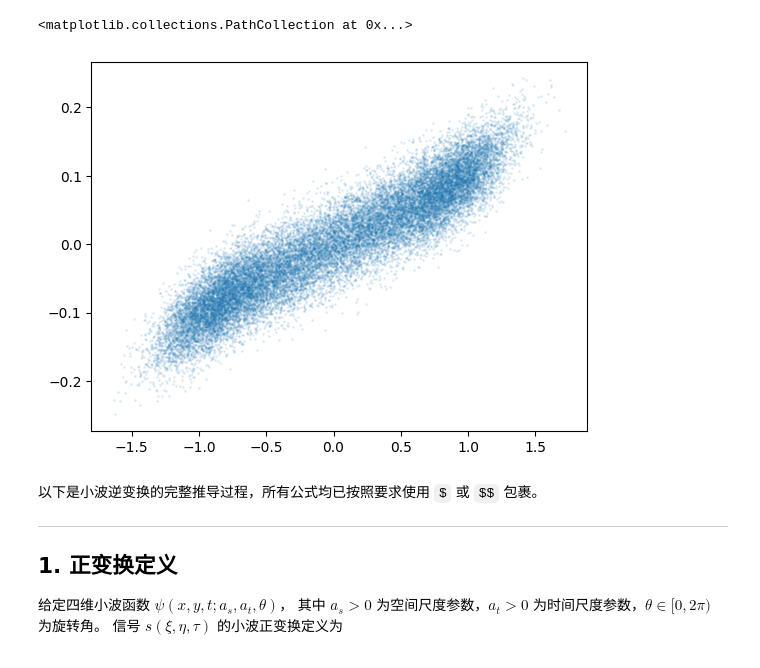
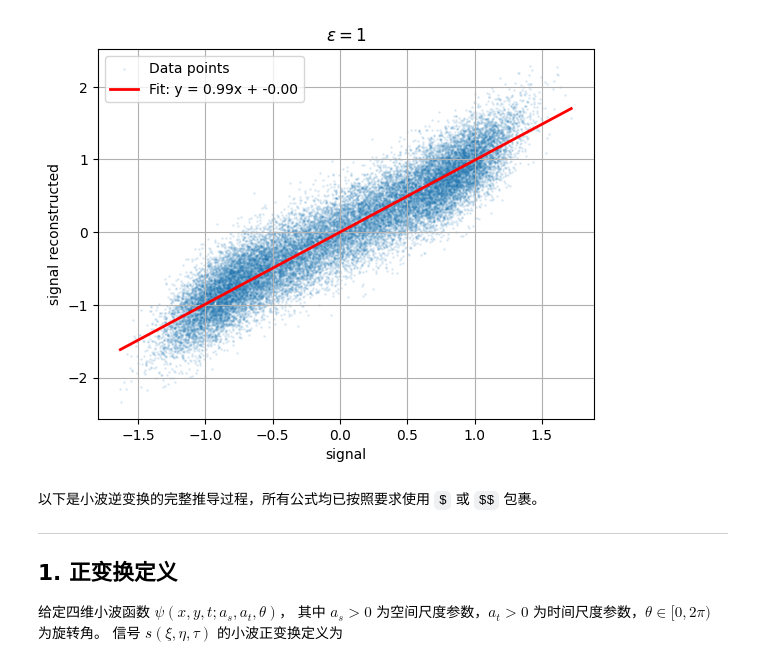
Before and after one commit to PKU-Heliosphere-org/repo_Xiangjing_Xu, a Jupyter notebook: UCoMP数据处理/时空小波变换/2D1T小波变换推导.ipynb, the cells around one changed output. Drawn from its saved outputs; the diff is of its cells as text; code cells hidden in the pictures.

```diff
--- a/UCoMP数据处理/时空小波变换/2D1T小波变换推导.ipynb
+++ b/UCoMP数据处理/时空小波变换/2D1T小波变换推导.ipynb
@@ -55,7 +55,7 @@ def f_morlet_2d1t(kx, ky, omega, a_s, a_t, theta, epsilon=0.5, k0=-6, omega0=6):
     ky_ = a_s * (ky * cos_theta - kx * sin_theta)
 
     result = a_s*cp.sqrt(a_t/epsilon)
-    result = result * cp.exp(-0.5*((omega_-omega0)**2 + epsilon*(kx_/epsilon-k0)**2 + ky_**2))
+    result = result * cp.exp(-0.5*((omega_-omega0)**2 + (kx_/cp.sqrt(epsilon)-k0)**2 + ky_**2))
     return result * cp.sqrt(8*cp.pi**3)
 
 def cwt_2d1t(s, kx, ky, omega, dx, dy, dt, epsilon=0.5, k0=-6, omega0=6):
@@ -63,7 +63,7 @@ def cwt_2d1t(s, kx, ky, omega, dx, dy, dt, epsilon=0.5, k0=-6, omega0=6):
     kx_cp = dx*cp.asarray(kx[None, None, None, :, None, None], dtype=cp.float32)
     ky_cp = dy*cp.asarray(ky[None, None, None, None, :, None], dtype=cp.float32)
     # 计算a_s和theta
-    a_s_cp = epsilon*cp.abs(k0)/cp.sqrt(kx_cp**2 + ky_cp**2)
+    a_s_cp = cp.sqrt(epsilon)*cp.abs(k0)/cp.sqrt(kx_cp**2 + ky_cp**2)
     theta_cp = cp.arctan2(ky_cp, kx_cp)
     del kx_cp, ky_cp
     # 计算a_t
@@ -93,7 +93,7 @@ def icwt_2d1t(w, kx, ky, omega, dx, dy, dt, epsilon=0.5, k0=-6, omega0=6):
     kx_cp = dx*cp.asarray(kx[None, None, None, :, None, None], dtype=cp.float32)
     ky_cp = dy*cp.asarray(ky[None, None, None, None, :, None], dtype=cp.float32)
     # 计算a_s和theta
-    a_s_cp = epsilon*cp.abs(k0)/cp.sqrt(kx_cp**2 + ky_cp**2)
+    a_s_cp = cp.sqrt(epsilon)*cp.abs(k0)/cp.sqrt(kx_cp**2 + ky_cp**2)
     theta_cp = cp.arctan2(ky_cp, kx_cp)
     del kx_cp, ky_cp
     # 计算a_t
@@ -114,7 +114,7 @@ def icwt_2d1t(w, kx, ky, omega, dx, dy, dt, epsilon=0.5, k0=-6, omega0=6):
     # 计算被积函数
     f_w_cp *= f_psi_cp
     del f_psi_cp
-    f_w_cp /= (a_t_cp**2 * k0**2 * epsilon**2)
+    f_w_cp /= (a_t_cp**2 * k0**2 * epsilon)
     del a_t_cp
     # 进行积分
     a_t_i = cp.abs(omega0)/dt/cp.asarray(omega, dtype=cp.float32)
@@ -134,7 +134,7 @@ def icwt_2d1t(w, kx, ky, omega, dx, dy, dt, epsilon=0.5, k0=-6, omega0=6):
     result = cp.asnumpy(f_w_cp.real).astype(np.float32)
     del f_w_cp
 
-    return result / np.sqrt(epsilon**5 * k0**4 * omega0**2 / np.pi**3)
+    return result * np.sqrt(epsilon**3 * k0**4 * omega0**2) / 16 / np.sqrt(np.pi**7)
 # %%
 nx, ny, nz = 25, 30, 35
 
@@ -160,7 +160,7 @@ period_arr = 1/np.sort(1/np.linspace(2, 25, 16))
 kx_array = np.sort(2*np.pi/lambda_r_arr)
 ky_array = np.sort(2*np.pi/lambda_t_arr)
 omega_array = np.sort(2*np.pi/period_arr)
-w = cwt_2d1t(signal, kx_array, ky_array, omega_array ,1, 1, 1, epsilon=1)
+w = cwt_2d1t(signal, kx_array, ky_array, omega_array ,1, 1, 1, epsilon=0.75)
 # %%
 import matplotlib.pyplot as plt
 psd = np.mean(np.abs(w)**2, axis=(0, 1, 2))
@@ -185,2 +186,2 @@ plt.colorbar(mesh, ax=ax, label=r'$log_{10}(PSD)$')
 # %%
-signal_rec = -1*icwt_2d1t(w, kx_array, ky_array, omega_array ,1, 1, 1, k0=-6, omega0=6, epsilon=1)
+signal_rec = -1*icwt_2d1t(w, kx_array, ky_array, omega_array ,1, 1, 1, k0=-6, omega0=6, epsilon=0.75)
@@ -187,8 +199,31 @@ signal_rec = -1*icwt_2d1t(w, kx_array, ky_array, omega_array ,1, 1, 1, k0=-6, om
 # %%
-plt.scatter(signal.flatten(), signal_rec.flatten(), s=1, alpha=0.1)
+x = signal.flatten()
+y = signal_rec.flatten()
+
+# 绘制散点图
+plt.scatter(x, y, s=1, alpha=0.1, label='Data points')
+
+# 线性拟合：y = a*x + b
+a, b = np.polyfit(x, y, 1)  # 1 表示一次多项式
+
+# 生成拟合直线的 x 坐标（覆盖 x 的最小到最大范围）
+x_fit = np.linspace(x.min(), x.max(), 100)
+y_fit = a * x_fit + b
+
+# 绘制拟合直线
+plt.plot(x_fit, y_fit, color='red', linewidth=2, label=f'Fit: y = {a:.2f}x + {b:.2f}')
+
+# 添加标签、网格和图例
+plt.title(r'$\epsilon = 1$')
+plt.xlabel('signal')
+plt.ylabel('signal reconstructed')
+plt.grid(True)
+plt.legend()
+
+# 显示图形
+plt.show()
 # %% [output]
-<matplotlib.collections.PathCollection at 0x...>
-[figure, old version]
+[figure, new version]
 # %% [markdown]
 以下是小波逆变换的完整推导过程，所有公式均已按照要求使用 `$` 或 `$$` 包裹。
 
```
Also changed, not shown: parts of 3 cells of this notebook.
